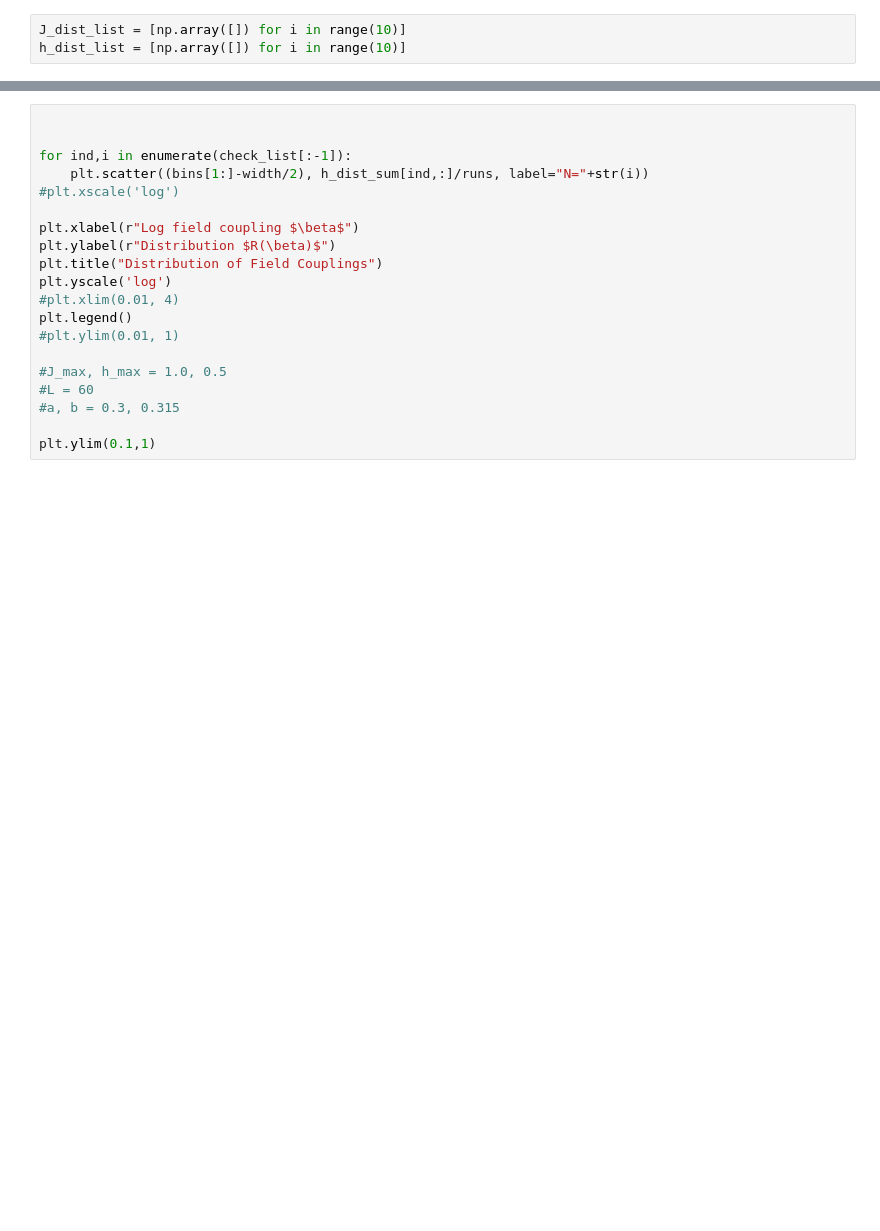
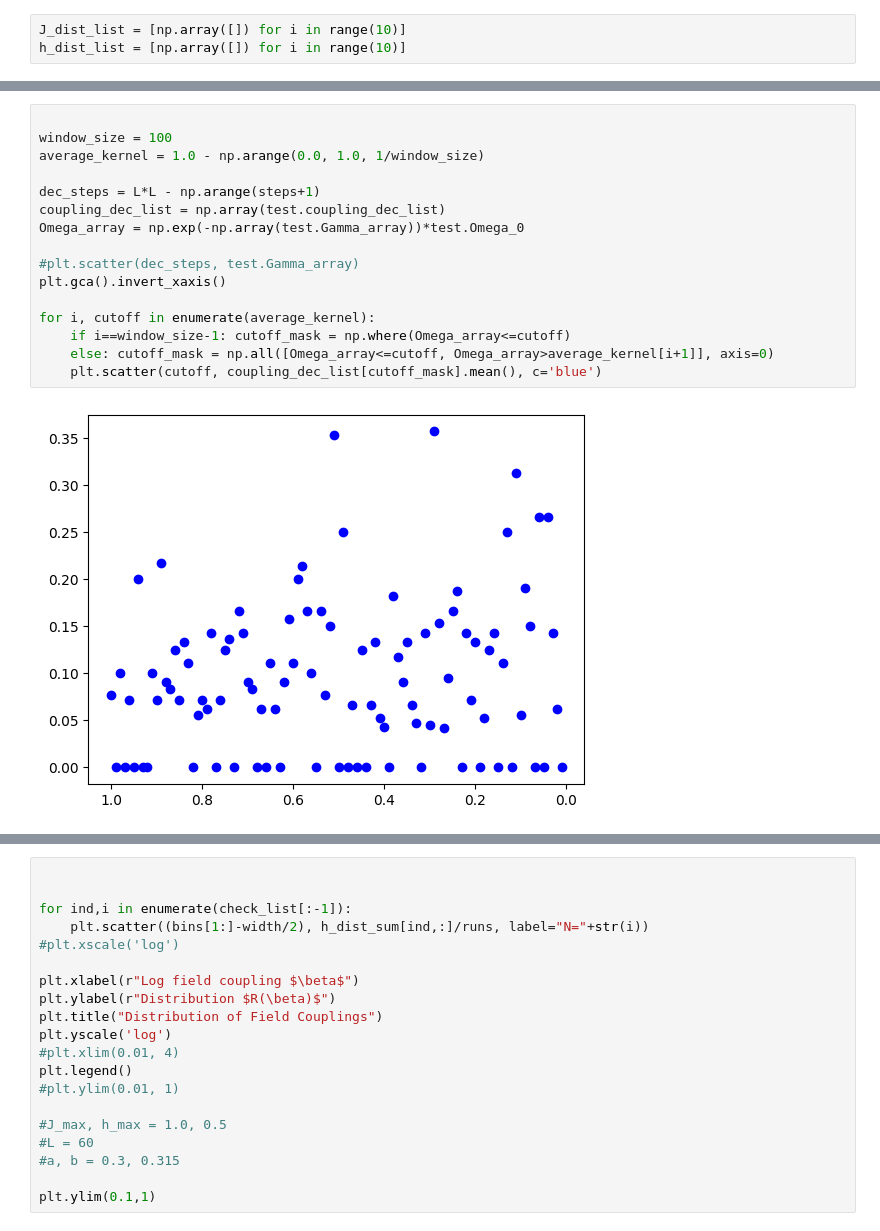
Before and after one commit to tsgaurav/Ising_RSRG, a Jupyter notebook: ipynb_notebooks/Analysis.ipynb, the cells around one changed output, grey strips where cells are left out. Cells and saved outputs as stored; diff of their text form; blank space fills up the shorter version.

```diff
--- a/ipynb_notebooks/Analysis.ipynb
+++ b/ipynb_notebooks/Analysis.ipynb
@@ -215,0 +210,18 @@ a
+# %%
+
+window_size = 100
+average_kernel = 1.0 - np.arange(0.0, 1.0, 1/window_size)
+
+dec_steps = L*L - np.arange(steps+1)
+coupling_dec_list = np.array(test.coupling_dec_list)
+Omega_array = np.exp(-np.array(test.Gamma_array))*test.Omega_0
+
+#plt.scatter(dec_steps, test.Gamma_array)
+plt.gca().invert_xaxis()
+
+for i, cutoff in enumerate(average_kernel):
+    if i==window_size-1: cutoff_mask = np.where(Omega_array<=cutoff)
+    else: cutoff_mask = np.all([Omega_array<=cutoff, Omega_array>average_kernel[i+1]], axis=0)
+    plt.scatter(cutoff, coupling_dec_list[cutoff_mask].mean(), c='blue')
+# %% [output]
+[figure, added]
```
Also changed, not shown: parts of 6 cells of this notebook, 6 other files.
